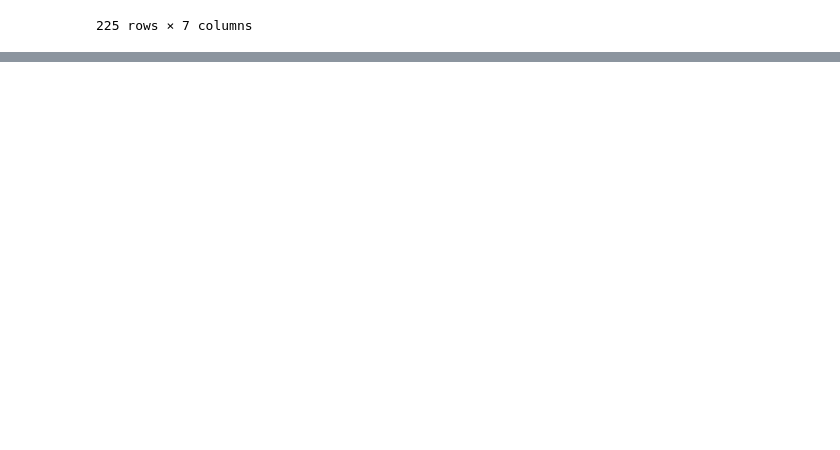
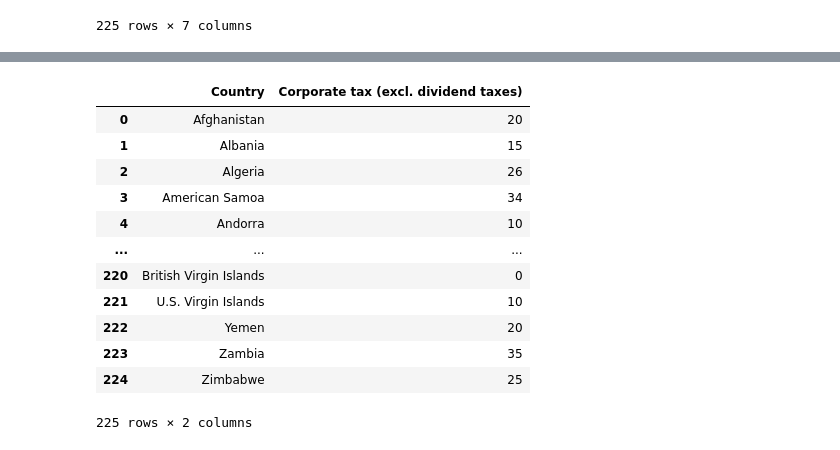
Before and after one commit to alexmak001/Panama-Papers, a Jupyter notebook: prabina.ipynb, the cells around one changed output, grey strips where cells are left out. Cells and saved outputs as stored; diff of their text form; code cells hidden in the pictures; blank space fills up the shorter version.

```diff
--- a/prabina.ipynb
+++ b/prabina.ipynb
@@ -340,0 +358,17 @@ df
+# %%
+corporate_taxes["Corporate tax (excl. dividend taxes)"] = corporate_taxes["Corporate tax (excl. dividend taxes)"].str.split("%").str[0]
+corporate_taxes
+# %% [output]
+|  | Country | Corporate tax (excl. dividend taxes) |
+| 0 | Afghanistan | 20 |
+| 1 | Albania | 15 |
+| 2 | Algeria | 26 |
+| 3 | American Samoa | 34 |
+| 4 | Andorra | 10 |
+| ... | ... | ... |
+| 220 | British Virgin Islands | 0 |
+| 221 | U.S. Virgin Islands | 10 |
+| 222 | Yemen | 20 |
+| 223 | Zambia | 35 |
+| 224 | Zimbabwe | 25 |
+225 rows × 2 columns
```
Also changed, not shown: parts of 7 cells of this notebook, 1 other file.
